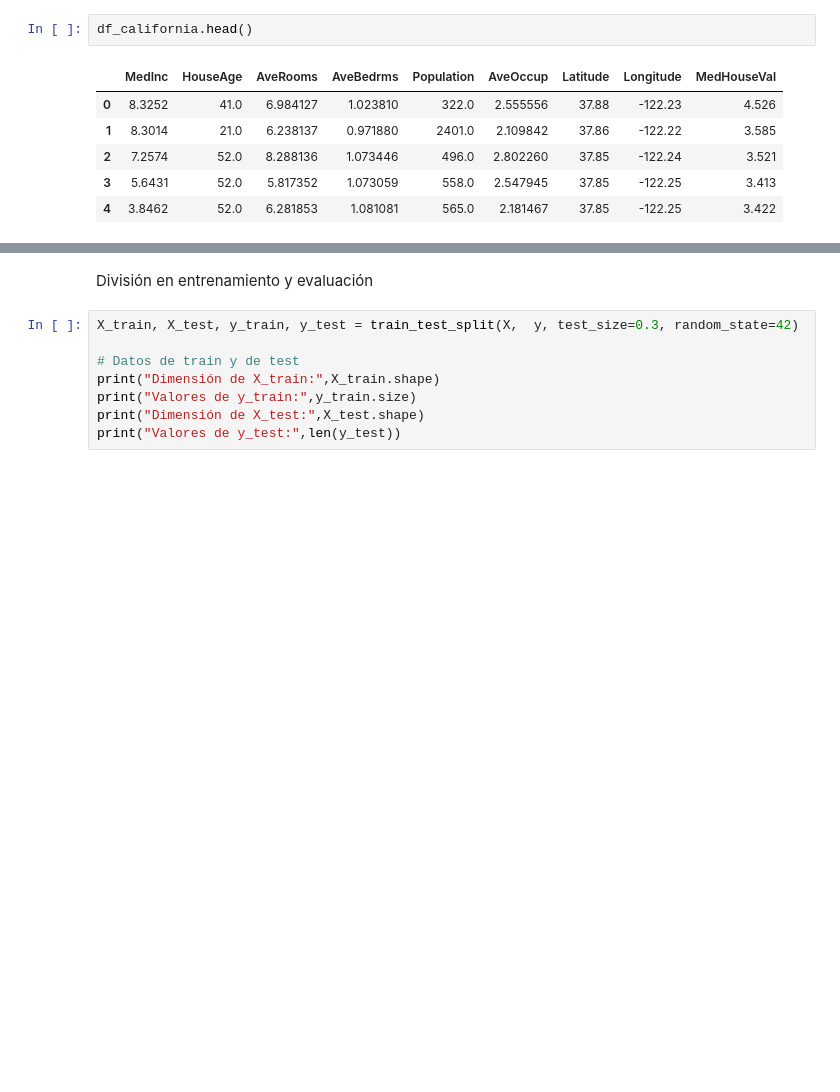
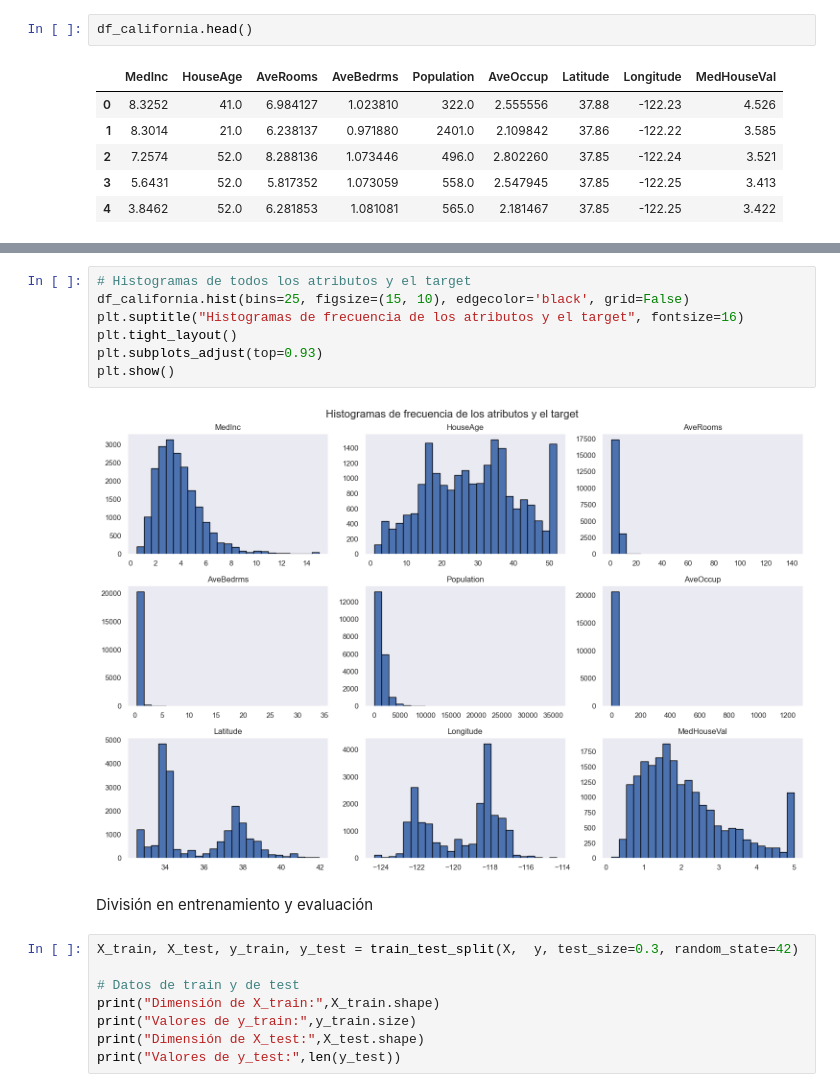
Before and after one commit to comejia/ceia-iia, a Jupyter notebook: tp2-regesion-lineal/regresion.ipynb, the cells around one changed output, grey strips where cells are left out. Saved outputs shown, nothing was run; the diff lists cells and outputs as text; blank space fills up the shorter version.

```diff
--- a/tp2-regesion-lineal/regresion.ipynb
+++ b/tp2-regesion-lineal/regresion.ipynb
@@ -107,3 +167,12 @@ plt.show()
+# %%
+# Histogramas de todos los atributos y el target
+df_california.hist(bins=25, figsize=(15, 10), edgecolor='black', grid=False)
+plt.suptitle("Histogramas de frecuencia de los atributos y el target", fontsize=16)
+plt.tight_layout()
+plt.subplots_adjust(top=0.93)
+plt.show()
+# %% [output]
+[figure, added]
 # %% [markdown]
 División en entrenamiento y evaluación
 # %%
```
Also changed, not shown: parts of 37 cells of this notebook, 23 other files.
